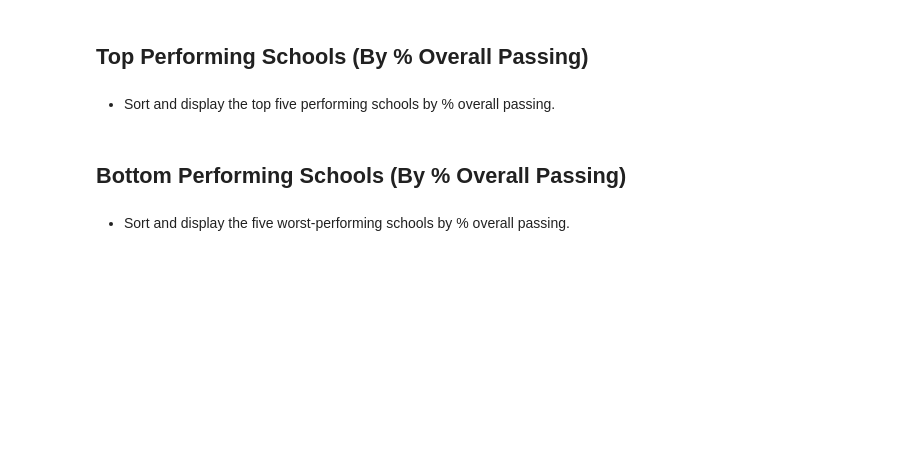
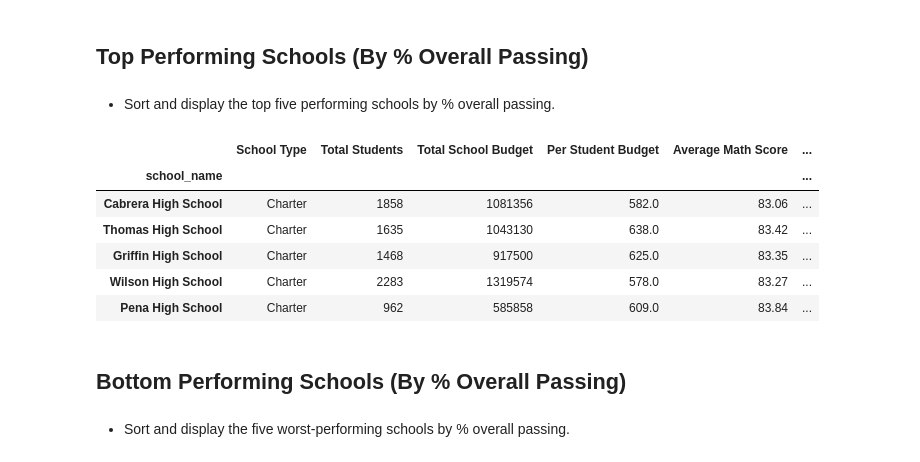
Before and after one commit to nicky-plat/Pandas-challenge, a Jupyter notebook: PyCitySchools_starter_Nick2.ipynb, the cells around one changed output. Cells and saved outputs as stored; diff of their text form; code cells hidden in the pictures; blank space fills up the shorter version.

```diff
--- a/PyCitySchools_starter_Nick2.ipynb
+++ b/PyCitySchools_starter_Nick2.ipynb
@@ -314,0 +451,4 @@ district_summary_df
+# %%
+# Find average reading score for each school
+school_avg_read_score = round(school_data_complete_df.groupby("school_name").mean()["reading_score"],2)
+school_avg_read_score
@@ -316,6 +595,17 @@ district_summary_df
 ## Top Performing Schools (By % Overall Passing)
 # %% [markdown]
 * Sort and display the top five performing schools by % overall passing.
+# %%
+school_summary_desc = school_summary_df.sort_values(by=['% Overall Passing'], ascending=False).head(5)
+school_summary_desc
+# %% [output]
+|  | School Type | Total Students | Total School Budget | Per Student Budget | Average Math Score | ... |
+| school_name |  |  |  |  |  | ... |
+| Cabrera High School | Charter | 1858 | 1081356 | 582.0 | 83.06 | ... |
+| Thomas High School | Charter | 1635 | 1043130 | 638.0 | 83.42 | ... |
+| Griffin High School | Charter | 1468 | 917500 | 625.0 | 83.35 | ... |
+| Wilson High School | Charter | 2283 | 1319574 | 578.0 | 83.27 | ... |
+| Pena High School | Charter | 962 | 585858 | 609.0 | 83.84 | ... |
 # %% [markdown]
 ## Bottom Performing Schools (By % Overall Passing)
 # %% [markdown]
```
Also changed, not shown: parts of 15 cells of this notebook, 2 other files.
